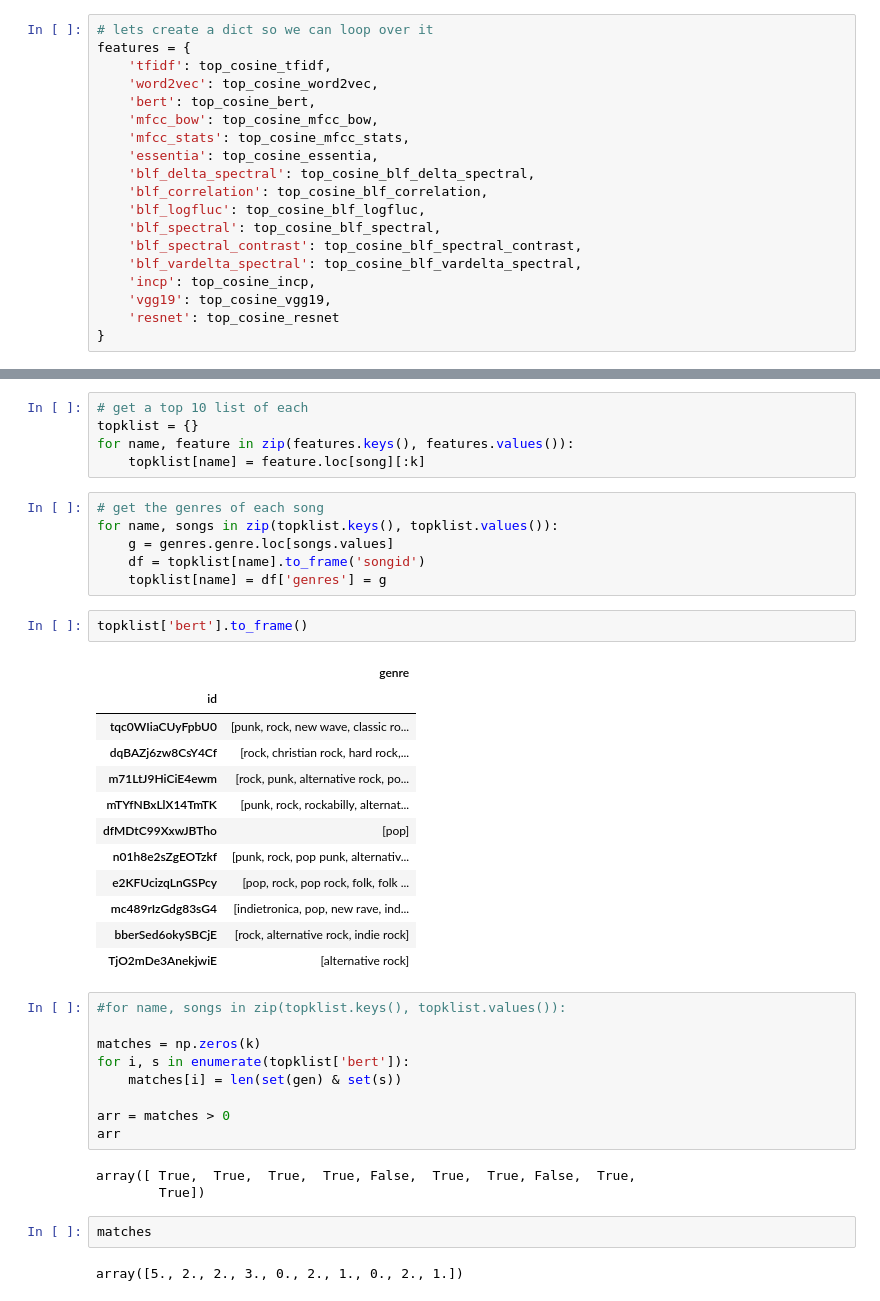
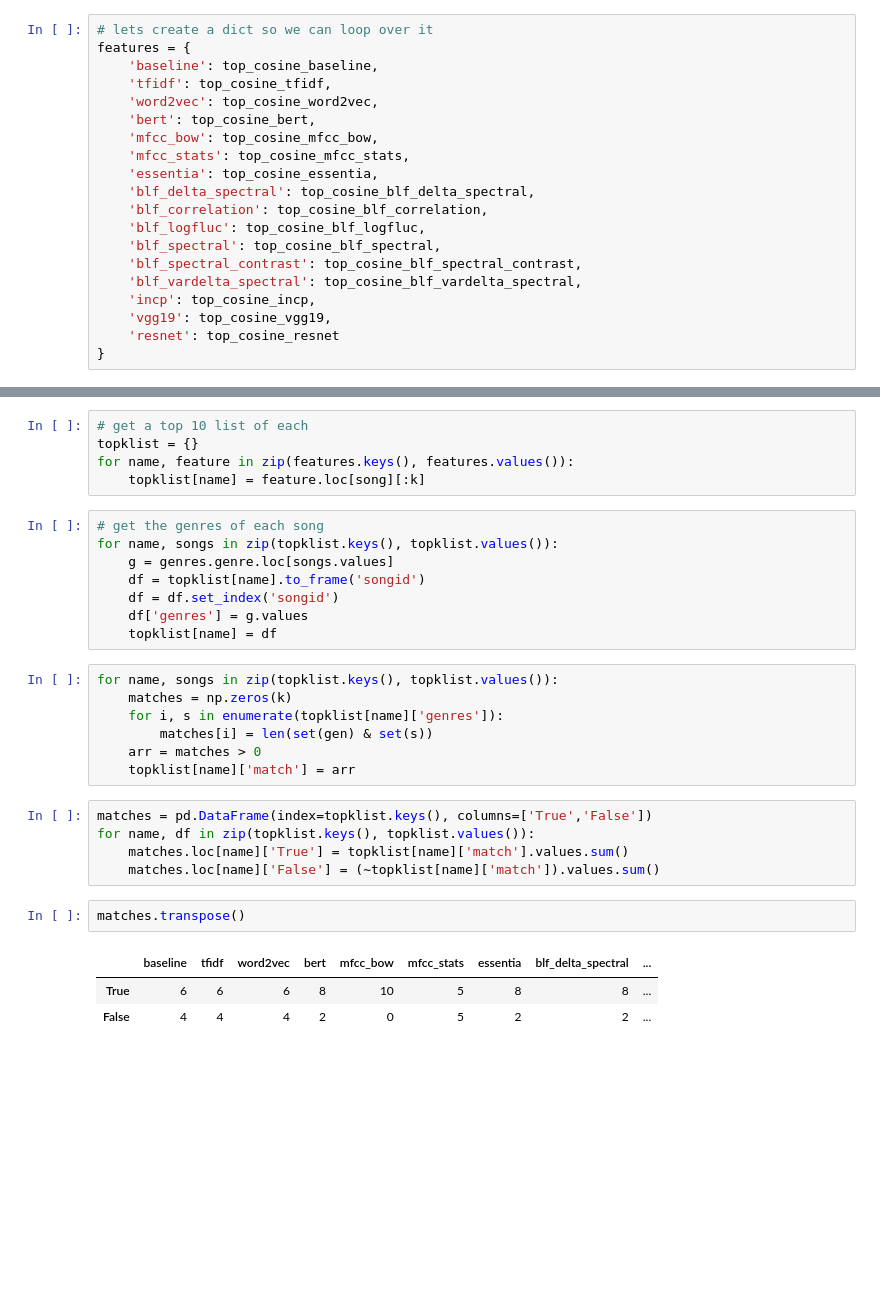
Before and after one commit to mmosc/MMSR, a Jupyter notebook: project/StatisticalDataAnalysis.ipynb, the cells around one changed output, grey strips where cells are left out. Cells and saved outputs as stored; diff of their text form; blank space fills up the shorter version.

Commit message:
added intersections for a song

```diff
--- a/project/StatisticalDataAnalysis.ipynb
+++ b/project/StatisticalDataAnalysis.ipynb
@@ -333,6 +337,7 @@ top_cosine_resnet.set_index('index', inplace=True)
 # %%
 # lets create a dict so we can loop over it
 features = {
+    'baseline': top_cosine_baseline,
     'tfidf': top_cosine_tfidf,
     'word2vec': top_cosine_word2vec,
     'bert': top_cosine_bert,
@@ -364,35 +371,24 @@ for name, feature in zip(features.keys(), features.values()):
 for name, songs in zip(topklist.keys(), topklist.values()):
     g = genres.genre.loc[songs.values]
     df = topklist[name].to_frame('songid')
-    topklist[name] = df['genres'] = g
+    df = df.set_index('songid')
+    df['genres'] = g.values
+    topklist[name] = df
-# %%
-topklist['bert'].to_frame()
-# %% [output]
-|  | genre |
-| id |  |
-| tqc0WIiaCUyFpbU0 | [punk, rock, new wave, classic ro... |
-| dqBAZj6zw8CsY4Cf | [rock, christian rock, hard rock,... |
-| m71LtJ9HiCiE4ewm | [rock, punk, alternative rock, po... |
-| mTYfNBxLlX14TmTK | [punk, rock, rockabilly, alternat... |
-| dfMDtC99XxwJBTho | [pop] |
-| n01h8e2sZgEOTzkf | [punk, rock, pop punk, alternativ... |
-| e2KFUcizqLnGSPcy | [pop, rock, pop rock, folk, folk ... |
-| mc489rIzGdg83sG4 | [indietronica, pop, new rave, ind... |
-| bberSed6okySBCjE | [rock, alternative rock, indie rock] |
-| TjO2mDe3AnekjwiE | [alternative rock] |
 # %%
-#for name, songs in zip(topklist.keys(), topklist.values()):
-
-matches = np.zeros(k)
-for i, s in enumerate(topklist['bert']):
-    matches[i] = len(set(gen) & set(s))
-
-arr = matches > 0
-arr
+for name, songs in zip(topklist.keys(), topklist.values()):
+    matches = np.zeros(k)
+    for i, s in enumerate(topklist[name]['genres']):
+        matches[i] = len(set(gen) & set(s))
+    arr = matches > 0
+    topklist[name]['match'] = arr
-# %% [output]
-array([ True,  True,  True,  True, False,  True,  True, False,  True,
-        True])
+# %%
+matches = pd.DataFrame(index=topklist.keys(), columns=['True','False'])
+for name, df in zip(topklist.keys(), topklist.values()):
+    matches.loc[name]['True'] = topklist[name]['match'].values.sum()
+    matches.loc[name]['False'] = (~topklist[name]['match']).values.sum()
 # %%
-matches
+matches.transpose()
 # %% [output]
-array([5., 2., 2., 3., 0., 2., 1., 0., 2., 1.])
+|  | baseline | tfidf | word2vec | bert | mfcc_bow | mfcc_stats | essentia | blf_delta_spectral | ... |
+| True | 6 | 6 | 6 | 8 | 10 | 5 | 8 | 8 | ... |
+| False | 4 | 4 | 4 | 2 | 0 | 5 | 2 | 2 | ... |
```
Also changed, not shown: parts of 10 cells of this notebook.
